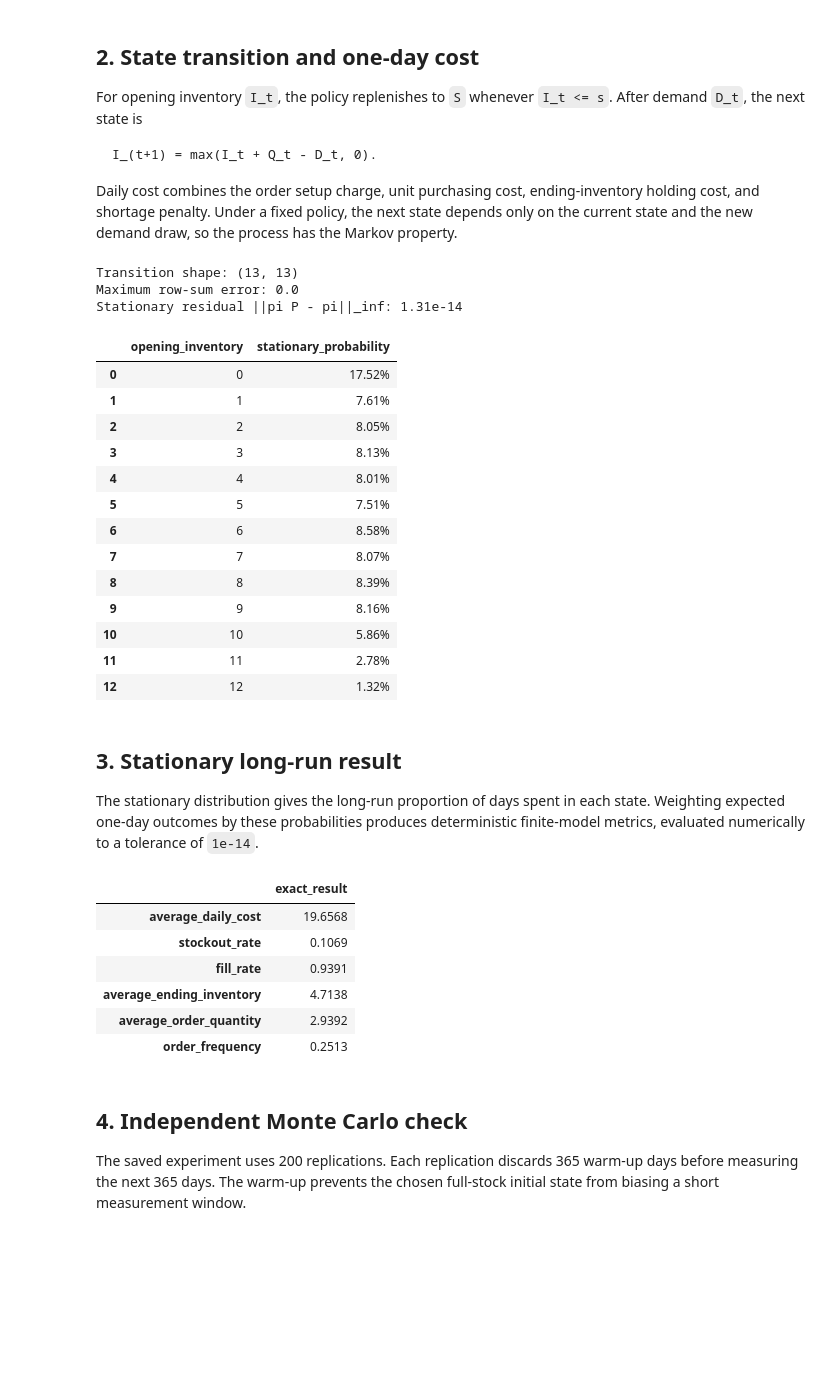
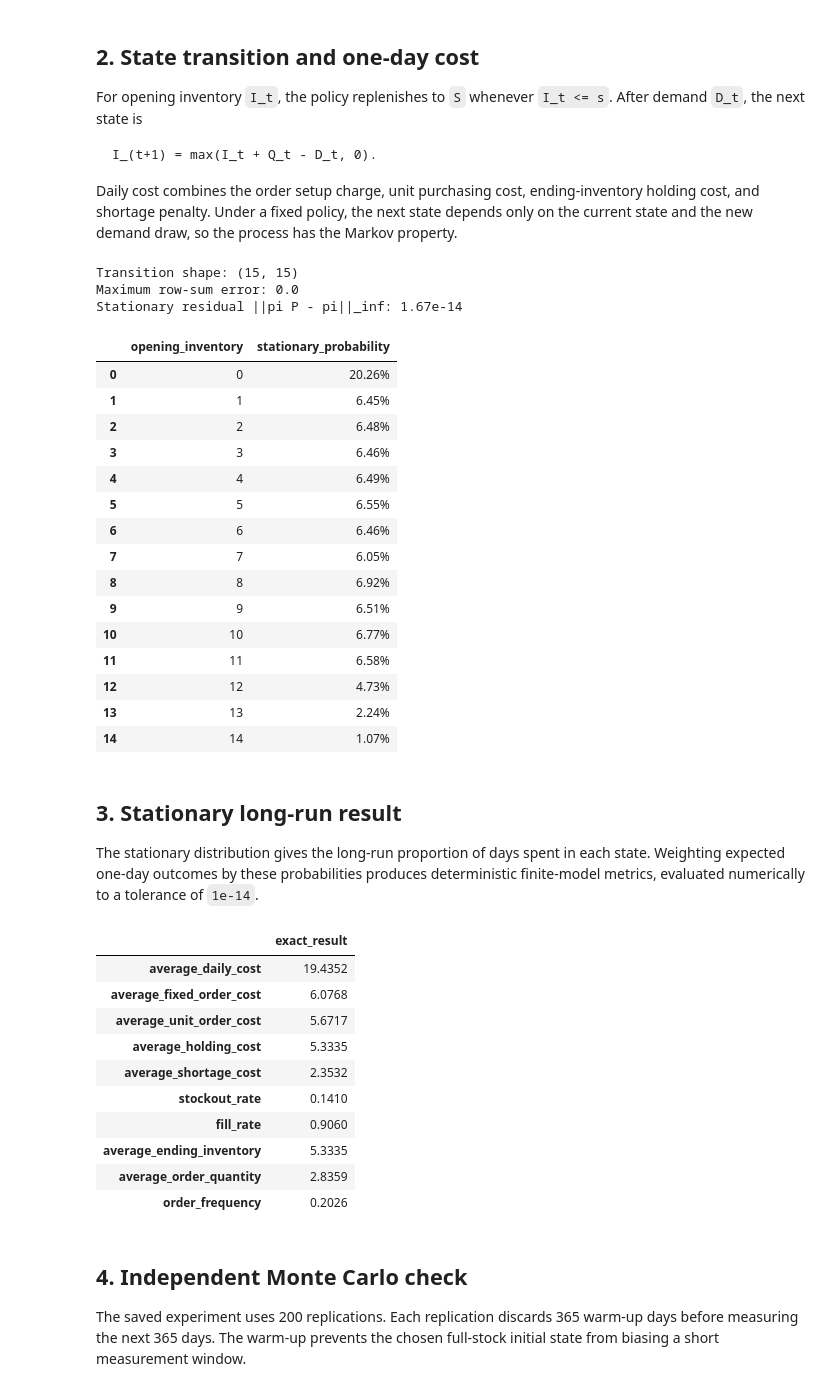
Before and after one commit to Theoneee001/Supply-Chain-Inventory-Optimization, a Jupyter notebook: notebooks/supply_chain_inventory_optimization.ipynb, the cells around one changed output. Saved outputs shown, nothing was run; the diff lists cells and outputs as text; code cells hidden in the pictures; blank space fills up the shorter version.

```diff
--- a/notebooks/supply_chain_inventory_optimization.ipynb
+++ b/notebooks/supply_chain_inventory_optimization.ipynb
@@ -112,38 +115,44 @@ I_(t+1) = max(I_t + Q_t - D_t, 0).
 
 Daily cost combines the order setup charge, unit purchasing cost, ending-inventory holding cost, and shortage penalty. Under a fixed policy, the next state depends only on the current state and the new demand draw, so the process has the Markov property.
 # %%
-cost_policy = Policy(1, 12)
+published_decisions = pd.read_csv(ROOT / "outputs" / "service_level_policy_summary.csv")
+published_cost_choice = published_decisions.loc[
+    published_decisions["minimum_fill_rate"] == 0
+].iloc[0]
+cost_policy = Policy(int(published_cost_choice["s"]), int(published_cost_choice["S"]))
 transition = build_transition_matrix(cost_policy)
 stationary = stationary_distribution(transition)
 
 print("Transition shape:", transition.shape)
 print("Maximum row-sum error:", np.abs(transition.sum(axis=1) - 1).max())
 print("Stationary residual ||pi P - pi||_inf:", np.abs(stationary @ transition - stationary).max())
 
 stationary_table = pd.DataFrame(
     {"opening_inventory": np.arange(len(stationary)), "stationary_probability": stationary}
 )
 stationary_display = stationary_table.copy()
 stationary_display["stationary_probability"] = stationary_display["stationary_probability"].map("{:.2%}".format)
 display(stationary_display)
 # %% [output]
-Transition shape: (13, 13)
+Transition shape: (15, 15)
 Maximum row-sum error: 0.0
-Stationary residual ||pi P - pi||_inf: 1.31e-14
+Stationary residual ||pi P - pi||_inf: 1.67e-14
 |  | opening_inventory | stationary_probability |
-| 0 | 0 | 17.52% |
-| 1 | 1 | 7.61% |
-| 2 | 2 | 8.05% |
-| 3 | 3 | 8.13% |
-| 4 | 4 | 8.01% |
-| 5 | 5 | 7.51% |
-| 6 | 6 | 8.58% |
-| 7 | 7 | 8.07% |
-| 8 | 8 | 8.39% |
-| 9 | 9 | 8.16% |
-| 10 | 10 | 5.86% |
-| 11 | 11 | 2.78% |
-| 12 | 12 | 1.32% |
+| 0 | 0 | 20.26% |
+| 1 | 1 | 6.45% |
+| 2 | 2 | 6.48% |
+| 3 | 3 | 6.46% |
+| 4 | 4 | 6.49% |
+| 5 | 5 | 6.55% |
+| 6 | 6 | 6.46% |
+| 7 | 7 | 6.05% |
+| 8 | 8 | 6.92% |
+| 9 | 9 | 6.51% |
+| 10 | 10 | 6.77% |
+| 11 | 11 | 6.58% |
+| 12 | 12 | 4.73% |
+| 13 | 13 | 2.24% |
+| 14 | 14 | 1.07% |
 # %% [markdown]
 ## 3. Stationary long-run result
 
@@ -153,12 +162,16 @@ exact_metrics = pd.Series(markov_policy_metrics(cost_policy), name="exact_result
 exact_metrics.to_frame().round(4)
 # %% [output]
 |  | exact_result |
-| average_daily_cost | 19.6568 |
-| stockout_rate | 0.1069 |
-| fill_rate | 0.9391 |
-| average_ending_inventory | 4.7138 |
-| average_order_quantity | 2.9392 |
-| order_frequency | 0.2513 |
+| average_daily_cost | 19.4352 |
+| average_fixed_order_cost | 6.0768 |
+| average_unit_order_cost | 5.6717 |
+| average_holding_cost | 5.3335 |
+| average_shortage_cost | 2.3532 |
+| stockout_rate | 0.1410 |
+| fill_rate | 0.9060 |
+| average_ending_inventory | 5.3335 |
+| average_order_quantity | 2.8359 |
+| order_frequency | 0.2026 |
 # %% [markdown]
 ## 4. Independent Monte Carlo check
 
```
Also changed, not shown: parts of 12 cells of this notebook, 30 other files.
